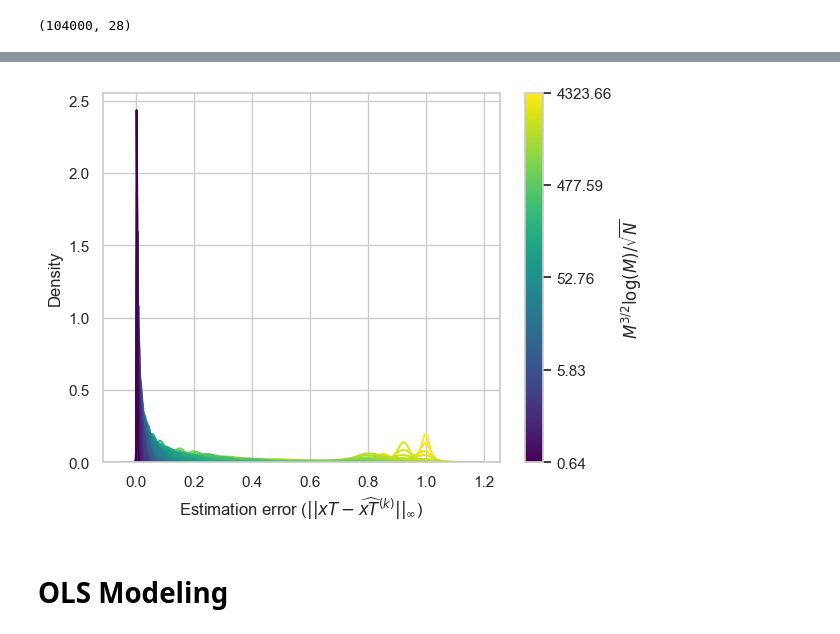
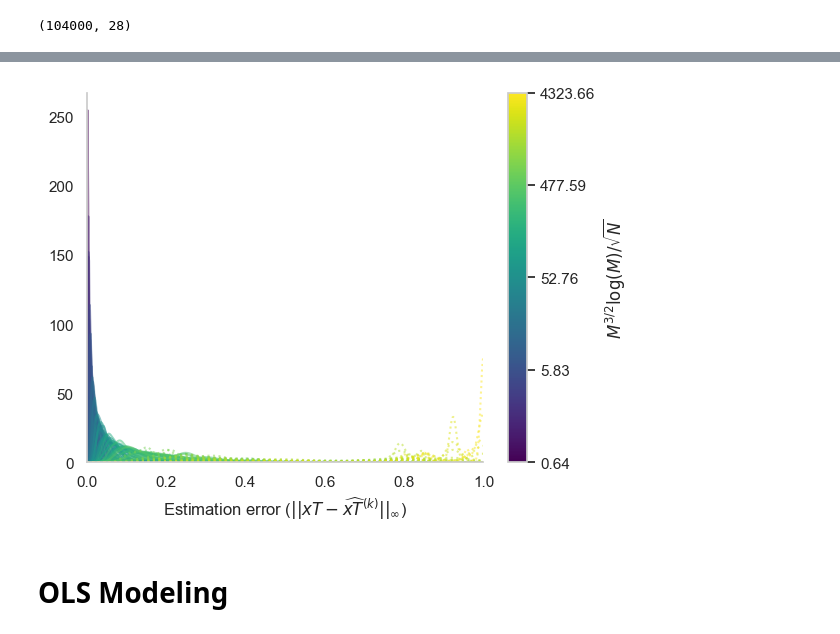
Before and after one commit to kvanarem42/xthreat-error-quantification, a Jupyter notebook: 4-investigate-results/s4.1-distribution-model-error/distribution_fitting.ipynb, the cells around one changed output, grey strips where cells are left out. Cells and saved outputs as stored; diff of their text form; code cells hidden in the pictures.

```diff
--- a/4-investigate-results/s4.1-distribution-model-error/distribution_fitting.ipynb
+++ b/4-investigate-results/s4.1-distribution-model-error/distribution_fitting.ipynb
@@ -239,37 +186,47 @@ plt.show()
-# %%
-fig, ax = plt.subplots()
-norm = plt.Normalize(np.log(df_errors['M^{3/2}log(M)/sqrt(N)'].min()), np.log(df_errors['M^{3/2}log(M)/sqrt(N)'].max()))
-sm_ = plt.cm.ScalarMappable(cmap='viridis', norm=norm)
-sm_.set_array([])
-
-sns.kdeplot(
-    data=df_errors,
-    x='xT_error_inf_norm',
-    hue=np.log(df_errors['M^{3/2}log(M)/sqrt(N)']),
-    palette='viridis',
-    hue_norm=norm,
-    ax=ax
-)
-
-# Remove the legend
-ax.get_legend().remove()
-ax.set_xlabel(r"Estimation error ($||xT-\widehat{xT}^{(k)}||_\infty$)")
-
-# Add a color bar with the correct ticks of 'M^{3/2}log(M)/sqrt(N)'
-min_val = np.min(np.log(np.unique(df_errors['M^{3/2}log(M)/sqrt(N)'])))
-max_val = np.max(np.log(np.unique(df_errors['M^{3/2}log(M)/sqrt(N)'])))
-ticks_positions = np.linspace(min_val, max_val, num=5)
-ticks_values = np.exp(ticks_positions)
-# ticks_position = np.log(np.unique(df_errors['M^{3/2}log(M)/sqrt(N)']))
-# ticks_values = np.unique(df_errors['M^{3/2}log(M)/sqrt(N)'])
-
-# Add a color bar with the correct ticks at the correct places
-cbar = plt.colorbar(sm_, ax=ax, ticks=ticks_positions)
-cbar.set_ticklabels([f"{val:.2f}" for val in ticks_values])
-cbar.set_label(r"$M^{3/2}\log(M)/\sqrt{N}$")
-
-plt.show()
-# %% [output]
-[figure, removed]
+# %%
+fig, ax = plt.subplots()
+
+# Colorbar setup (log-normalized, continuous)
+log_vals = np.log(df_errors['M^{3/2}log(M)/sqrt(N)'])
+norm = plt.Normalize(log_vals.min(), log_vals.max())
+sm_ = plt.cm.ScalarMappable(cmap='viridis', norm=norm)
+sm_.set_array([])
+cmap = matplotlib.colormaps['viridis']
+
+# Plot a KDE line per unique level
+hue_levels = np.sort(np.unique(df_errors['M^{3/2}log(M)/sqrt(N)']))
+
+x_grid = np.linspace(0, 1, 500)
+
+for level in hue_levels:
+    data = df_errors.loc[
+        df_errors['M^{3/2}log(M)/sqrt(N)'] == level, 'xT_error_inf_norm'
+    ].dropna().values
+
+    log_level = np.log(level)
+    color = cmap(norm(log_level))
+
+    density = reflected_kde(data, x_grid)
+    linestyle = 'solid' if level < 445 else 'dotted'  # Solid for small, dashed if filtered out
+    ax.plot(x_grid, density, color=color, alpha=0.5, linestyle=linestyle)
+
+# Colorbar
+min_val = log_vals.min()
+max_val = log_vals.max()
+tick_positions = np.linspace(min_val, max_val, num=5)
+tick_values = np.exp(tick_positions)
+
+cbar = plt.colorbar(sm_, ax=ax, ticks=tick_positions)
+cbar.set_ticklabels([f"{val:.2f}" for val in tick_values])
+cbar.set_label(r"$M^{3/2}\log(M)/\sqrt{N}$")
+
+ax.set_xlabel(r"Estimation error ($||xT-\widehat{xT}^{(k)}||_\infty$)")
+ax.set_xlim(0, max(1.0, df_errors['xT_error_inf_norm'].max()))
+ax.set_ylim(0, None)
+ax.spines[['top', 'right']].set_visible(False)
+ax.grid(False)
+plt.show()
+# %% [output]
+[figure, added]
 # %% [markdown]
 # OLS Modeling
```
Also changed, not shown: parts of 19 cells of this notebook, 2 other files.
